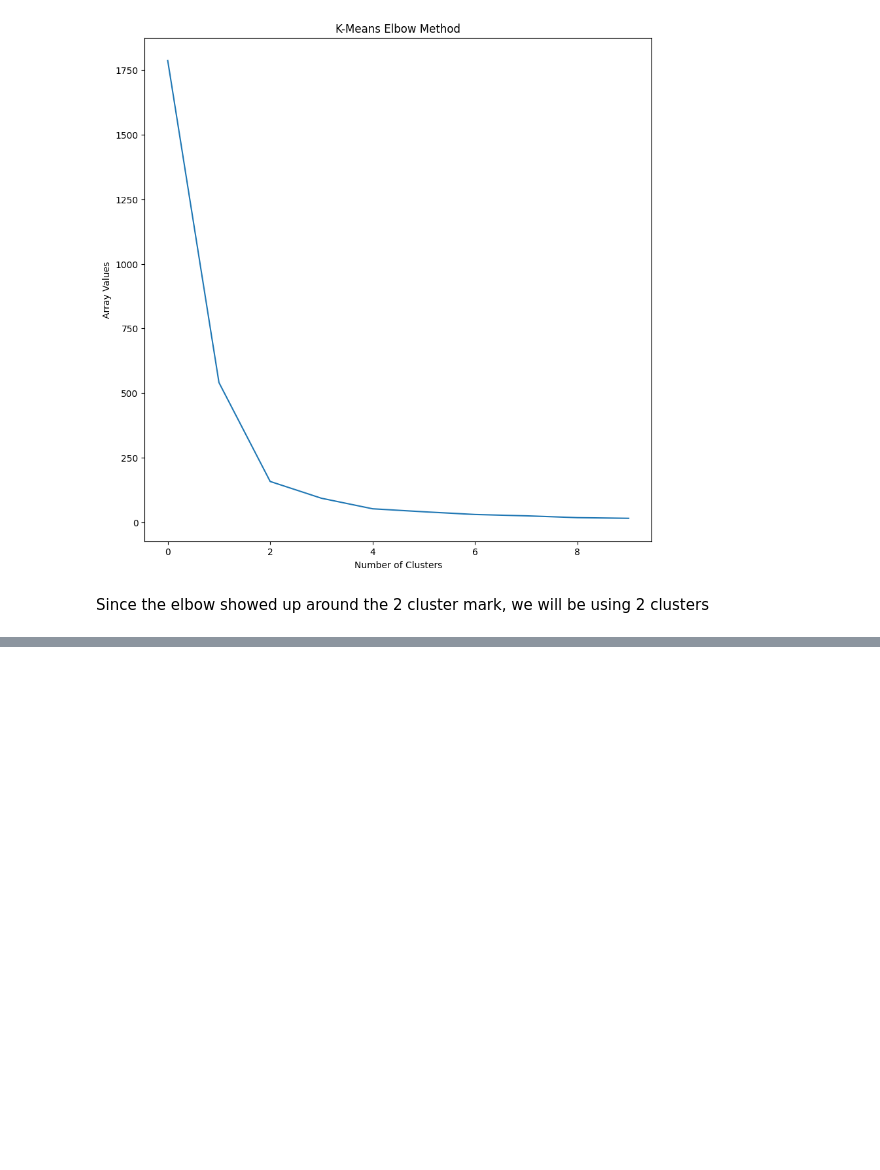
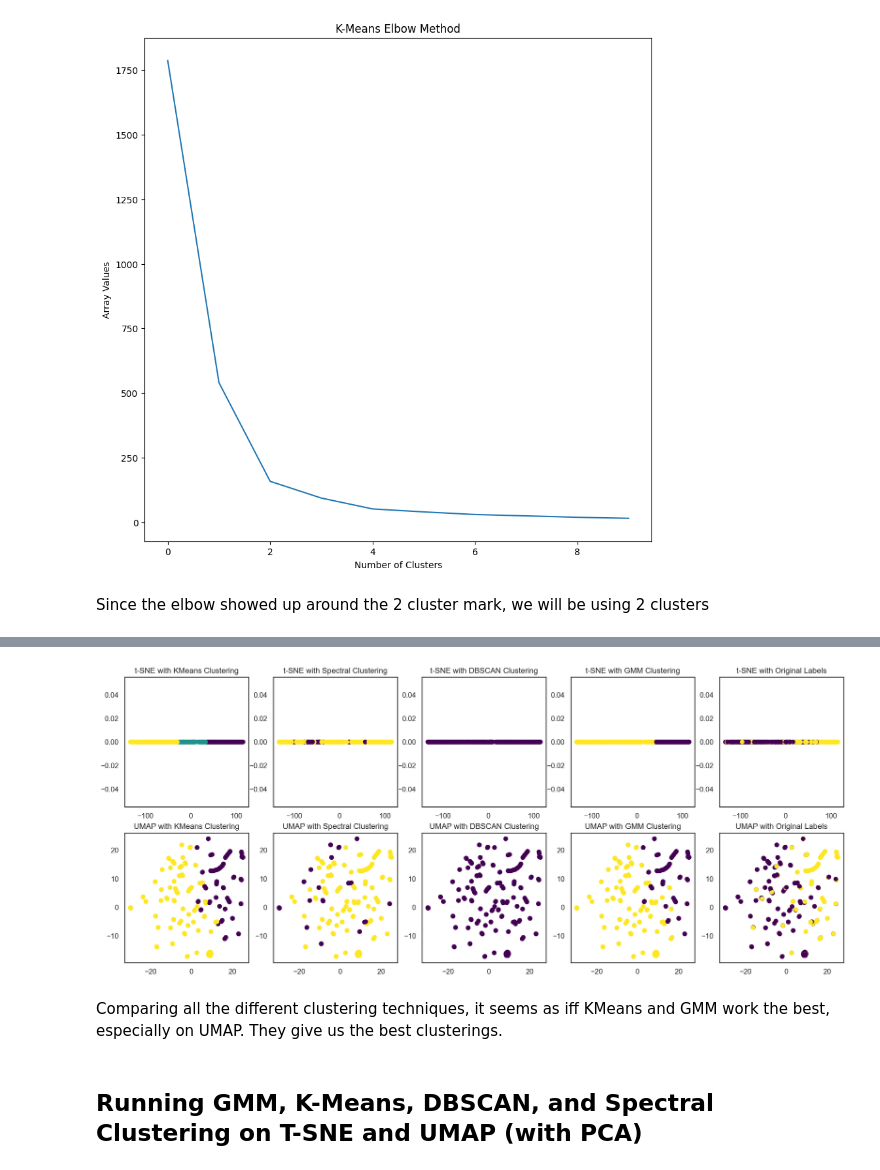
Before and after one commit to oodball/Suicidal-Tweet-Detection, a Jupyter notebook: data_cleaning.ipynb, the cells around one changed output, grey strips where cells are left out. Saved outputs shown, nothing was run; the diff lists cells and outputs as text; code cells hidden in the pictures; blank space fills up the shorter version.

```diff
--- a/data_cleaning.ipynb
+++ b/data_cleaning.ipynb
@@ -376,0 +565,52 @@ KMeans(n_clusters=2, random_state=99)
+# %%
+plt.figure(figsize=(20, 8))
+
+plt.subplot(2, 5, 1)
+plt.scatter(tsne_scores, np.zeros_like(tsne_scores), c= kmeans_labels , marker='o', label='t-SNE Scores', cmap='viridis')
+plt.title('t-SNE with KMeans Clustering')
+
+plt.subplot(2, 5, 2)
+plt.scatter(tsne_scores, np.zeros_like(tsne_scores), c= labels , marker='o', label='t-SNE Scores', cmap='viridis')
+plt.title('t-SNE with Spectral Clustering')
+
+plt.subplot(2, 5, 3)
+plt.scatter(tsne_scores, np.zeros_like(tsne_scores), c=dbscan_labels, cmap='viridis')
+plt.title('t-SNE with DBSCAN Clustering')
+
+plt.subplot(2, 5, 4)
+plt.scatter(tsne_scores, np.zeros_like(tsne_scores), c=gmm_labels, cmap='viridis')
+plt.title('t-SNE with GMM Clustering')
+
+plt.subplot(2, 5, 5)
+plt.scatter(tsne_scores, np.zeros_like(tsne_scores), c= df_cleaned['Suicide'], cmap='viridis')
+plt.title('t-SNE with Original Labels')
+
+plt.subplot(2, 5, 6)
+plt.scatter(umap_scores[:, 0], umap_scores[:, 1], c=cluster_labels, cmap='viridis')
+plt.title('UMAP with KMeans Clustering')
+
+plt.subplot(2, 5, 7)
+plt.scatter(umap_scores[:, 0], umap_scores[:, 1], c=labels, cmap='viridis')
+plt.title('UMAP with Spectral Clustering')
+
+plt.subplot(2, 5, 8)
+plt.scatter(umap_scores[:, 0], umap_scores[:, 1], c=dbscan_labels, cmap='viridis')
+plt.title('UMAP with DBSCAN Clustering')
+
+plt.subplot(2, 5, 9)
+plt.scatter(umap_scores[:, 0], umap_scores[:, 1], c=gmm_labels, cmap='viridis')
+plt.title('UMAP with GMM Clustering')
+
+plt.subplot(2, 5, 10)
+plt.scatter(umap_scores[:, 0], umap_scores[:, 1], c= df_cleaned['Suicide'], cmap='viridis')
+plt.title('UMAP with Original Labels')
+
+
+
+plt.show()
+# %% [output]
+[figure, added]
+# %% [markdown]
+Comparing all the different clustering techniques, it seems as iff KMeans and GMM work the best, especially on UMAP. They give us the best clusterings.
+# %% [markdown]
+## Running GMM, K-Means, DBSCAN, and Spectral Clustering on T-SNE and UMAP (with PCA)
```
Also changed, not shown: parts of 24 cells of this notebook, 2 other files.
